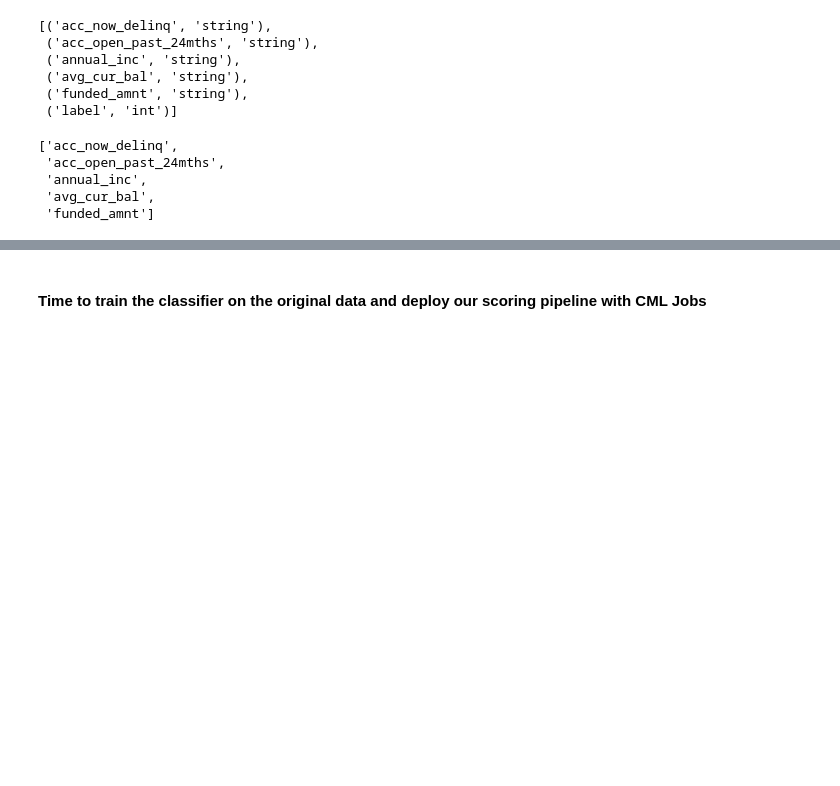
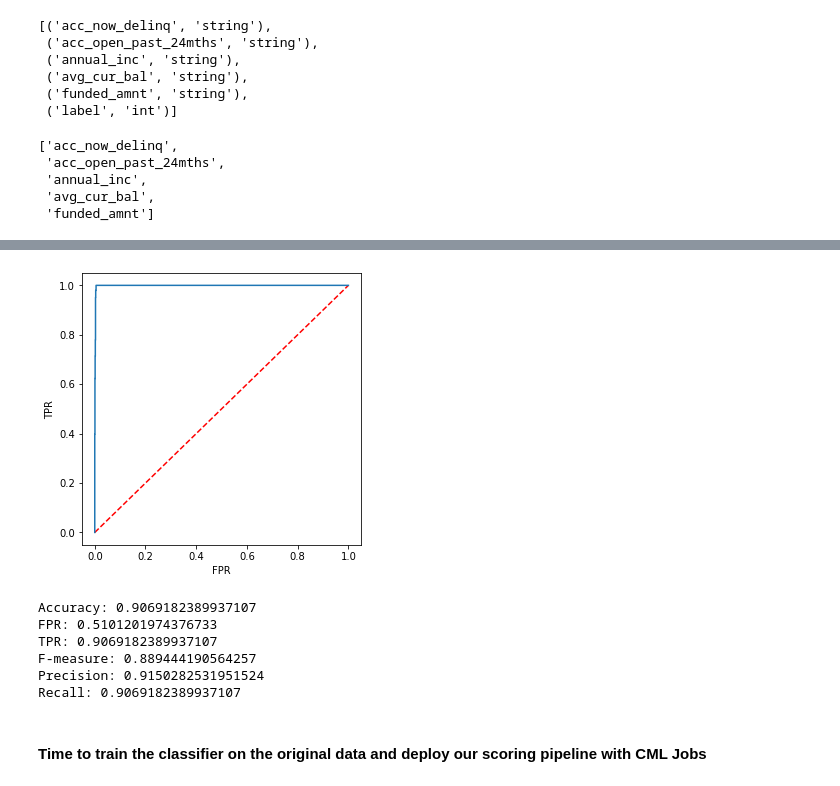
Before and after one commit to pdefusco/MLOps_Patterns_1_Model_Factory, a Jupyter notebook: code/ModelPrototype.ipynb, the cells around one changed output, grey strips where cells are left out. Cells and saved outputs as stored; diff of their text form; code cells hidden in the pictures; blank space fills up the shorter version.

```diff
--- a/code/ModelPrototype.ipynb
+++ b/code/ModelPrototype.ipynb
@@ -171,11 +170,11 @@ def make_pipeline(spark_df):
     for indexer in stages:
         indexer.setHandleInvalid("keep")
 
-    #encoder = OneHotEncoder(inputCols=[col + '_StringIndex' for col in cat_cols], outputCols=[col + '_ClassVect' for col in cat_cols])
-    #stages += [encoder]
+    encoder = OneHotEncoder(inputCols=[col + '_StringIndex' for col in cat_cols], outputCols=[col + '_ClassVect' for col in cat_cols], dropLast=False, handleInvalid="error")
+    stages += [encoder]
 
     #Assembling mixed data type transformations:
-    assemblerInputs = [c + "_StringIndex" for c in cat_cols] + num_cols
+    assemblerInputs = [c + "_ClassVect" for c in cat_cols] + num_cols
     assembler = VectorAssembler(inputCols=assemblerInputs, outputCol="features")
     stages += [assembler]
 
@@ -320,3 +248,33 @@ ValueError: Found input variables with inconsistent numbers of samples: [410, 20
+# %%
+def plot_roc(model):
+
+    plt.figure(figsize=(5,5))
+    plt.plot([0, 1], [0, 1], 'r--')
+    plt.plot(model.summary.roc.select('FPR').collect(),
+             model.summary.roc.select('TPR').collect())
+    plt.xlabel('FPR')
+    plt.ylabel('TPR')
+    plt.show()
+# %%
+plot_roc(pipelineModel.stages[-1])
+# %% [output]
+[figure, added]
+# %%
+accuracy = trainingSummary.accuracy
+falsePositiveRate = trainingSummary.weightedFalsePositiveRate
+truePositiveRate = trainingSummary.weightedTruePositiveRate
+fMeasure = trainingSummary.weightedFMeasure()
+precision = trainingSummary.weightedPrecision
+recall = trainingSummary.weightedRecall
+print("Accuracy: %s\nFPR: %s\nTPR: %s\nF-measure: %s\nPrecision: %s\nRecall: %s"
+      % (accuracy, falsePositiveRate, truePositiveRate, fMeasure, precision, recall))
+# %% [output]
+Accuracy: 0.9069182389937107
+FPR: 0.5101201974376733
+TPR: 0.9069182389937107
+F-measure: 0.889444190564257
+Precision: 0.9150282531951524
+Recall: 0.9069182389937107
 # %% [markdown]
 #### Time to train the classifier on the original data and deploy our scoring pipeline with CML Jobs
 # %%
```
Also changed, not shown: parts of 21 cells of this notebook.
